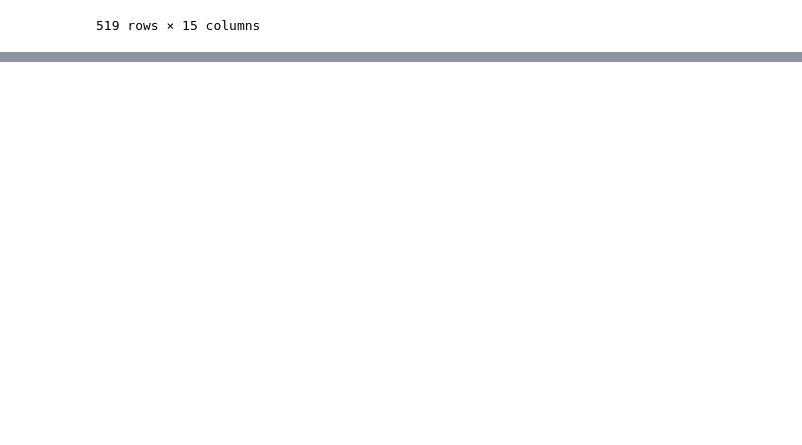
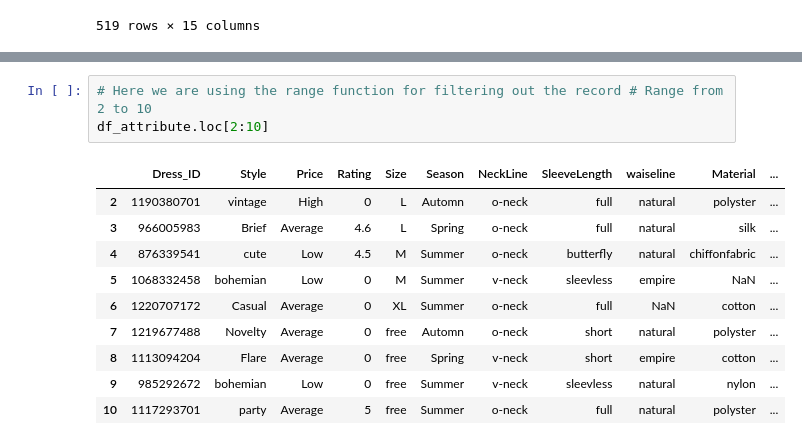
Before and after one commit to guptaayushman24/Ineuron_Python, a Jupyter notebook: Pandas.ipynb, the cells around one changed output, grey strips where cells are left out. Saved outputs shown, nothing was run; the diff lists cells and outputs as text; blank space fills up the shorter version.

```diff
--- a/Pandas.ipynb
+++ b/Pandas.ipynb
@@ -881,0 +890,14 @@ df_attribute
+# %%
+# Here we are using the range function for filtering out the record # Range from 2 to 10
+df_attribute.loc[2:10]
+# %% [output]
+|  | Dress_ID | Style | Price | Rating | Size | Season | NeckLine | SleeveLength | waiseline | Material | ... |
+| 2 | 1190380701 | vintage | High | 0 | L | Automn | o-neck | full | natural | polyster | ... |
+| 3 | 966005983 | Brief | Average | 4.6 | L | Spring | o-neck | full | natural | silk | ... |
+| 4 | 876339541 | cute | Low | 4.5 | M | Summer | o-neck | butterfly | natural | chiffonfabric | ... |
+| 5 | 1068332458 | bohemian | Low | 0 | M | Summer | v-neck | sleevless | empire | NaN | ... |
+| 6 | 1220707172 | Casual | Average | 0 | XL | Summer | o-neck | full | NaN | cotton | ... |
+| 7 | 1219677488 | Novelty | Average | 0 | free | Automn | o-neck | short | natural | polyster | ... |
+| 8 | 1113094204 | Flare | Average | 0 | free | Spring | v-neck | short | empire | cotton | ... |
+| 9 | 985292672 | bohemian | Low | 0 | free | Summer | v-neck | sleevless | natural | nylon | ... |
+| 10 | 1117293701 | party | Average | 5 | free | Summer | o-neck | full | natural | polyster | ... |
```
Also changed, not shown: parts of 22 cells of this notebook.
